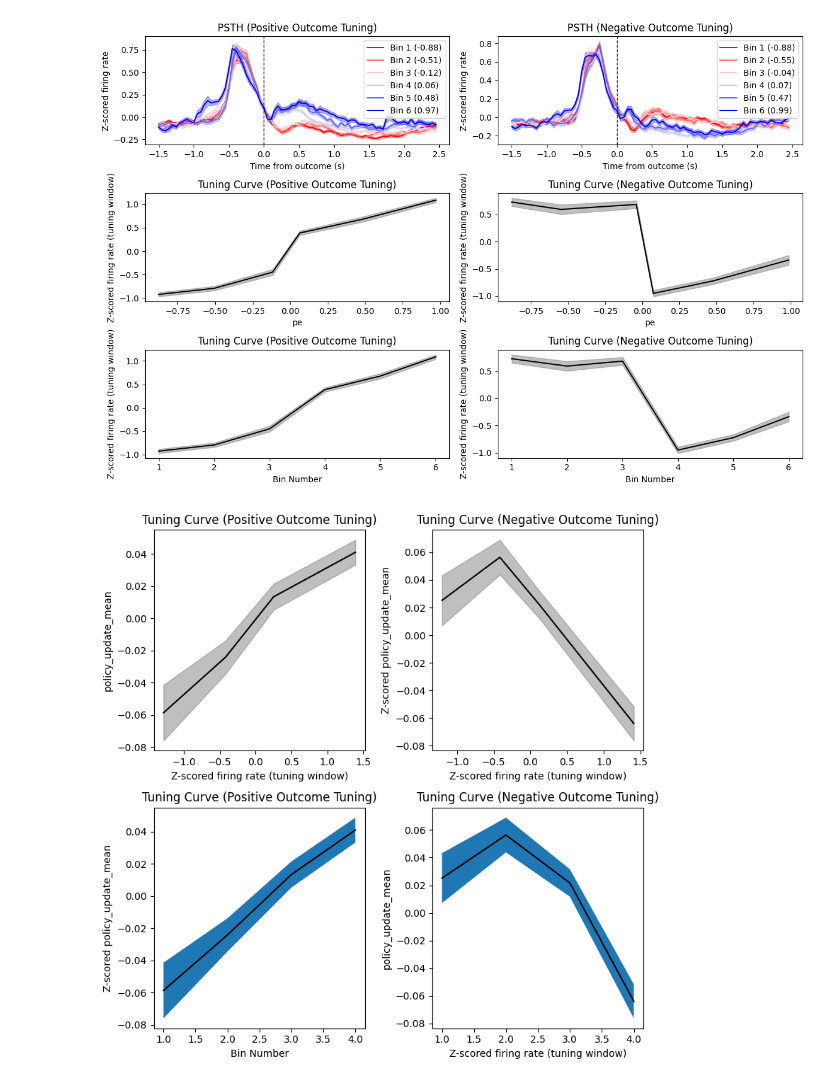
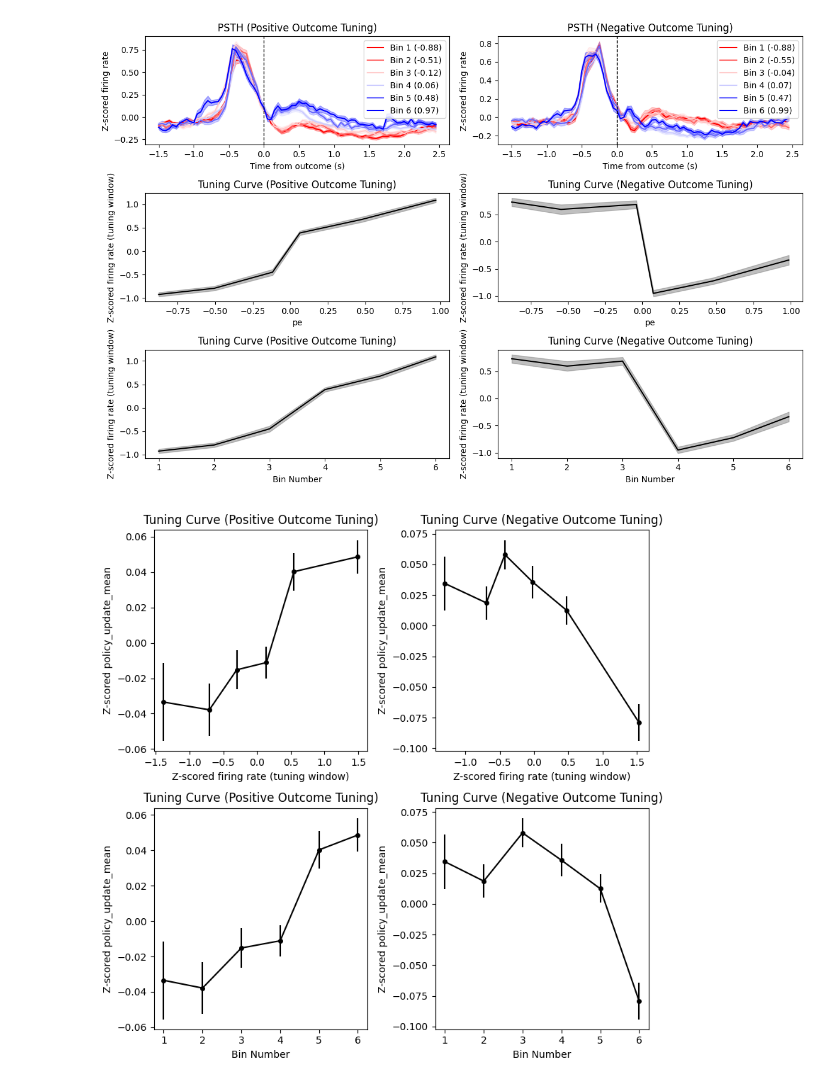
Before and after one commit to AllenNeuralDynamics/aind-beh-ephys-analysis, a Jupyter notebook: code/beh_ephys_analysis/session_combine/manscript_figures/F_ephys_behavior_action&outcome.ipynb, the cells around one changed output. Saved outputs shown, nothing was run; the diff lists cells and outputs as text; code cells hidden in the pictures.

```diff
--- a/code/beh_ephys_analysis/session_combine/manscript_figures/F_ephys_behavior_action&outcome.ipynb
+++ b/code/beh_ephys_analysis/session_combine/manscript_figures/F_ephys_behavior_action&outcome.ipynb
@@ -893,8 +942,8 @@ plt.savefig(os.path.join(target_folder, f'PSTH_and_tuning_curves_outcome_{target
 [figure]
 # %%
 # policy update - spikes
-def get_rev_tuning_curve(session, unit_id, target_var, align, num_bin, tb, tf, kernel=True, tau_rise=0.001, tau_decay = 0.08, step_size = 0.05, tuning_win = [0.2, 1.2], quantile_bins=False):
-    trial_tbl = makeSessionDF(session, cut_interruptions=True, model_name='stan_qLearning_5params')
+def get_rev_tuning_curve(session, unit_id, target_var, align, num_bin, kernel=True, tau_rise=0.001, tau_decay = 0.08, step_size = 0.05, tuning_win = [0.2, 1.2], quantile_bins=False):
+    trial_tbl = makeSessionDF(session, cut_interruptions=True, model_name='stan_qLearning_5params', load_glm=True)
 
     policy_update_mean = (
         np.concatenate([
@@ -954,7 +1003,7 @@ sig_N_mask = (features_combined['p_outcome_com_mc'] < 0.05) & (features_combined
 
 target_var = 'policy_update_mean'
 align = 'outcome_time'
-num_bins = 4
+num_bins = 6
 quantile_bins = True
 outcome_win_tt_file = '/root/capsule/code/beh_ephys_analysis/session_combine/metrics/beh_all_TT/auc_windows.json'
 with open(outcome_win_tt_file, 'r') as f:
@@ -980,7 +1029,7 @@ def process_row(row):
         outcome_win_curr = outcome_win['early']
 
     target_means, neuron_means = get_rev_tuning_curve(
-        session, unit_id, target_var, align, num_bins, tb, tf,
+        session, unit_id, target_var, align, num_bins,
         tuning_win=[outcome_win_curr-0.5*win_len, outcome_win_curr+0.5*win_len],
         # tuning_win=[0, 2],
         tau_rise=0.001, tau_decay = 0.08, quantile_bins=quantile_bins,
@@ -1016,57 +1065,64 @@ fig, axes = plt.subplots(2, 2, figsize=(8, 8))
 
 # plot tuning curves positive
 ax = axes[0, 0]
-ax.plot(neuron_means_combined_P, np.nanmean(target_means_P, axis=0) , color='k')
-ax.fill_between(
+ax.errorbar(
     neuron_means_combined_P,
-    np.nanmean(target_means_P, axis=0) - np.nanstd(target_means_P, axis=0)/np.sqrt(len(target_means_P)),
-    np.nanmean(target_means_P, axis=0) + np.nanstd(target_means_P, axis=0)/np.sqrt(len(target_means_P)),
-    color='gray',
-    alpha=0.5
+    np.nanmean(target_means_P, axis=0),
+    yerr=np.nanstd(target_means_P, axis=0)/np.sqrt(len(target_means_P)),
+    fmt='-o',
+    color='k',
+    markersize=4,
 )
 ax.set_title('Tuning Curve (Positive Outcome Tuning)')
-ax.set_ylabel(f'{target_var}')
+ax.set_ylabel(f'Z-scored {target_var}')
 ax.set_xlabel('Z-scored firing rate (tuning window)')
 # plot tuning curves negative
 ax = axes[0, 1]
-ax.plot(neuron_means_combined_N, np.nanmean(target_means_N, axis=0), color='k')
-ax.fill_between(
+ax.errorbar(
     neuron_means_combined_N,
-    np.nanmean(target_means_N, axis=0) - np.nanstd(target_means_N, axis=0)/np.sqrt(len(target_means_N)),
-    np.nanmean(target_means_N, axis=0) + np.nanstd(target_means_N, axis=0)/np.sqrt(len(target_means_N)),
-    color='gray',
-    alpha=0.5
+    np.nanmean(target_means_N, axis=0),
+    yerr=np.nanstd(target_means_N, axis=0)/np.sqrt(len(target_means_N)),
+    fmt='-o',
+    color='k',
+    markersize=4,
+
 )
 
 ax.set_title('Tuning Curve (Negative Outcome Tuning)')
 ax.set_ylabel(f'Z-scored {target_var}')
 ax.set_xlabel('Z-scored firing rate (tuning window)')
 
 # anoter version of using bin number as x-axis
 ax = axes[1, 0]
-ax.plot(np.arange(1, num_bins + 1), np.nanmean(target_means_P, axis=0), color='k')
-ax.fill_between(
+ax.errorbar(
     np.arange(1, num_bins + 1),
-    np.nanmean(target_means_P, axis=0) - np.nanstd(target_means_P, axis=0)/np.sqrt(len(target_means_P)),
-    np.nanmean(target_means_P, axis=0) + np.nanstd(target_means_P, axis=0)/np.sqrt(len(target_means_P)),
+    np.nanmean(target_means_P, axis=0),
+    yerr=np.nanstd(target_means_P, axis=0)/np.sqrt(len(target_means_P)),
+    fmt='-o',
+    color='k',
+    markersize=4,
+
 )
 ax.set_title('Tuning Curve (Positive Outcome Tuning)')
 ax.set_xlabel('Bin Number')
 ax.set_ylabel(f'Z-scored {target_var}')
 # anoter version of using bin number as x-axis
 ax = axes[1, 1]
-ax.plot(np.arange(1, num_bins + 1), np.nanmean(target_means_N, axis=0), color='k')
-ax.fill_between(
+ax.errorbar(
     np.arange(1, num_bins + 1),
-    np.nanmean(target_means_N, axis=0) - np.nanstd(target_means_N, axis=0)/np.sqrt(len(target_means_N)),
-    np.nanmean(target_means_N, axis=0) + np.nanstd(target_means_N, axis=0)/np.sqrt(len(target_means_N)),
+    np.nanmean(target_means_N, axis=0),
+    yerr=np.nanstd(target_means_N, axis=0)/np.sqrt(len(target_means_N)),
+    fmt='-o',
+    color='k',
+    markersize=4,
+
 )
 
 ax.set_title('Tuning Curve (Negative Outcome Tuning)')
-ax.set_ylabel(f'{target_var}')
-ax.set_xlabel('Z-scored firing rate (tuning window)')
+ax.set_ylabel(f'Z-scored {target_var}')
+ax.set_xlabel('Bin Number')
 
 plt.tight_layout()
 plt.savefig(os.path.join(target_folder, f'Rev_tuning_curves_outcome_{target_var}_{criteria_name}.pdf'), bbox_inches='tight')
 # %% [output]
-[figure, old version]
+[figure, new version]
```
Also changed, not shown: parts of 4 cells of this notebook, 4 other files.
